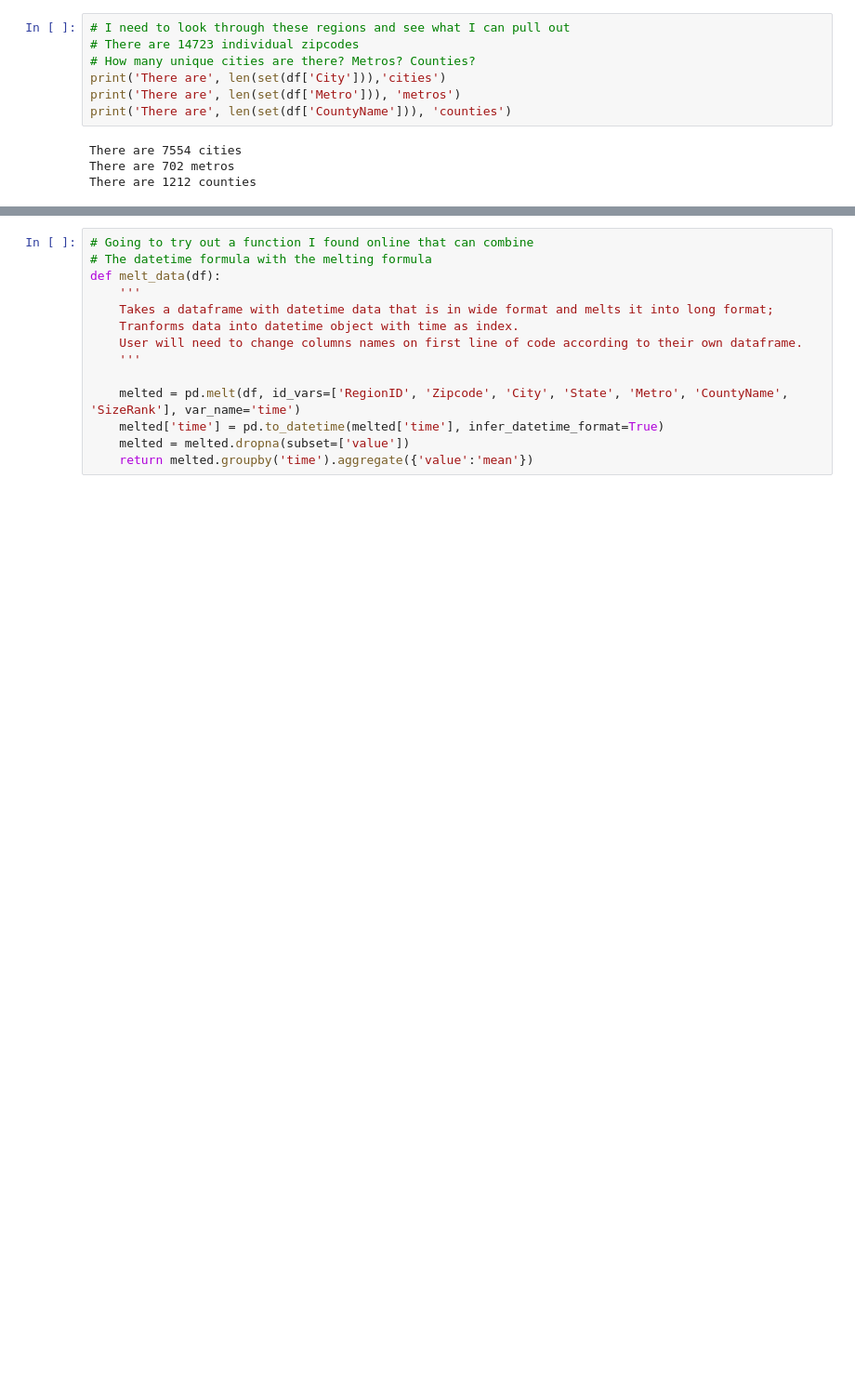
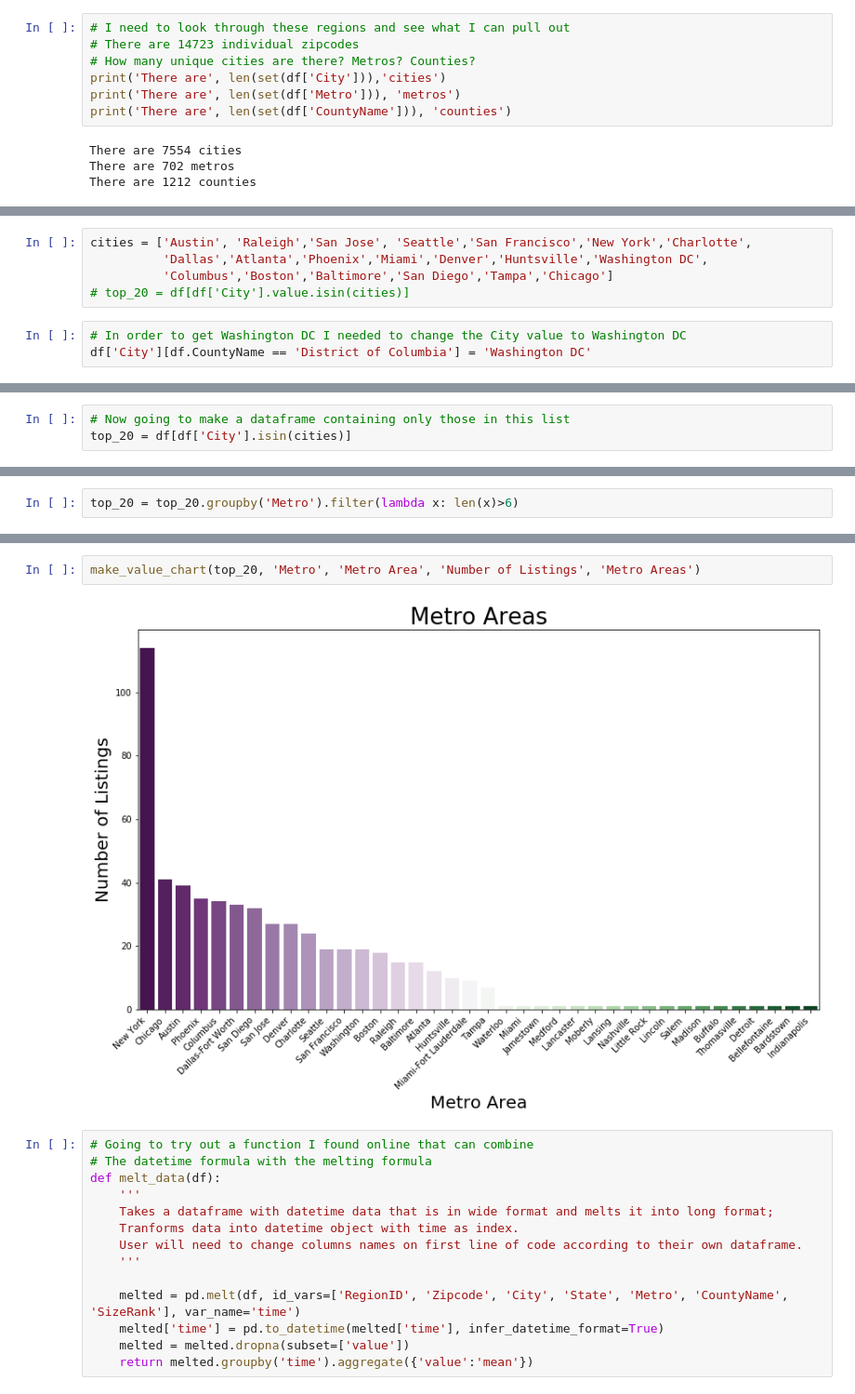
Before and after one commit to daveajstearns/mod4_project, a Jupyter notebook: starter_notebook.ipynb, the cells around one changed output, grey strips where cells are left out. Shown: that part at 93% size. Cells and saved outputs as stored; diff of their text form; blank space fills up the shorter version.

```diff
--- a/starter_notebook.ipynb
+++ b/starter_notebook.ipynb
@@ -74,0 +142,8 @@ Based on these numbers it might be worth while to only look into certain areas,
+# %%
+cities = ['Austin', 'Raleigh','San Jose', 'Seattle','San Francisco','New York','Charlotte',
+          'Dallas','Atlanta','Phoenix','Miami','Denver','Huntsville','Washington DC',
+          'Columbus','Boston','Baltimore','San Diego','Tampa','Chicago']
+# top_20 = df[df['City'].value.isin(cities)]
+# %%
+# In order to get Washington DC I needed to change the City value to Washington DC
+df['City'][df.CountyName == 'District of Columbia'] = 'Washington DC'
@@ -74,0 +155,3 @@ Based on these numbers it might be worth while to only look into certain areas,
+# %%
+# Now going to make a dataframe containing only those in this list
+top_20 = df[df['City'].isin(cities)]
@@ -74,0 +211,2 @@ Based on these numbers it might be worth while to only look into certain areas,
+# %%
+top_20 = top_20.groupby('Metro').filter(lambda x: len(x)>6)
@@ -75,3 +249,7 @@ Based on these numbers it might be worth while to only look into certain areas,
+# %%
+make_value_chart(top_20, 'Metro', 'Metro Area', 'Number of Listings', 'Metro Areas')
+# %% [output]
+[figure, added]
 # %%
 # Going to try out a function I found online that can combine
 # The datetime formula with the melting formula
```
Also changed, not shown: parts of 21 cells of this notebook.
